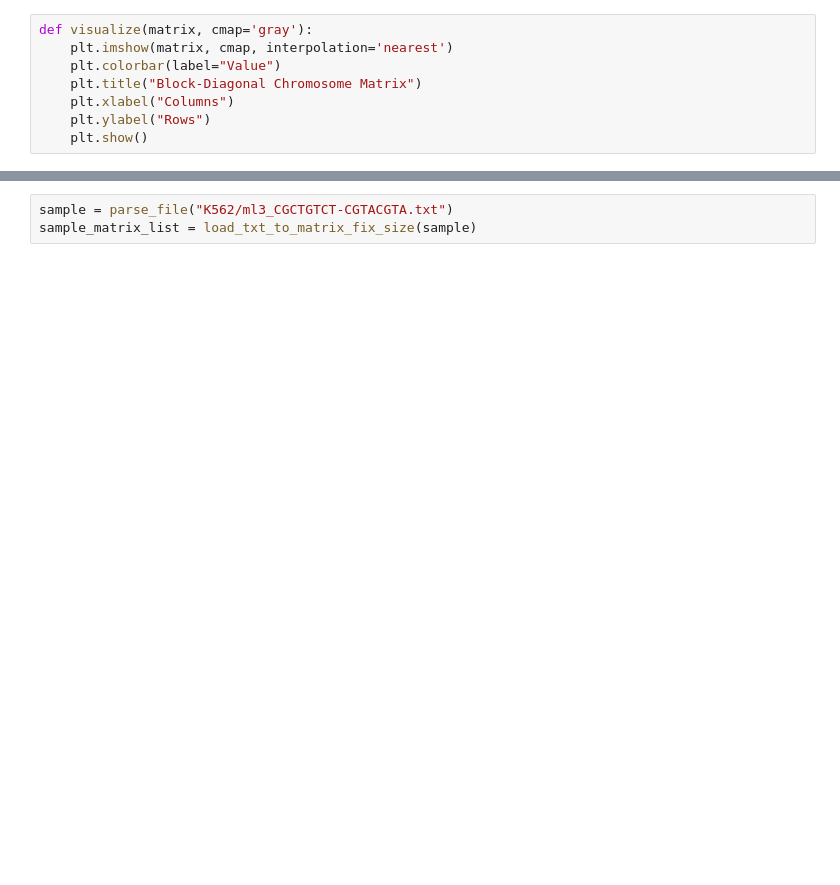
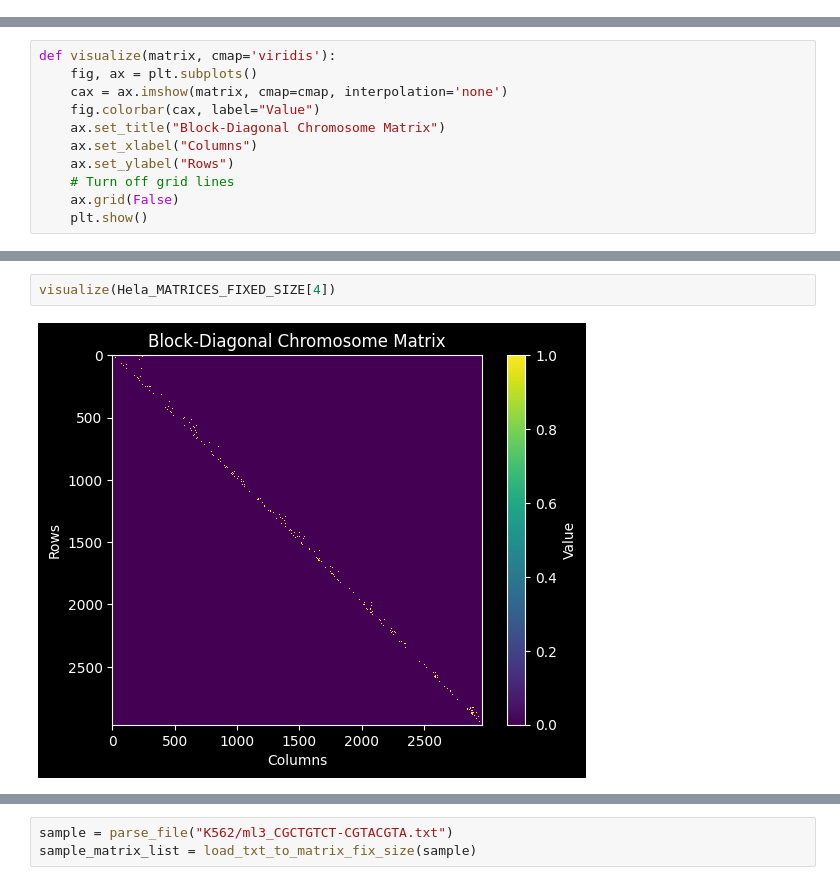
Before and after one commit to HaochongYANG/dna_heterogeneity, a Jupyter notebook: research_data.ipynb, the cells around one changed output, grey strips where cells are left out. Drawn from its saved outputs; the diff is of its cells as text; blank space fills up the shorter version.

```diff
--- a/research_data.ipynb
+++ b/research_data.ipynb
@@ -25,8 +0,0 @@ chromosomes = ['chr1', 'chr2', 'chr3', 'chr4', 'chr5', 'chr6', 'chr7', 'chr8', '
-# %%
-def visualize(matrix, cmap='gray'):
-    plt.imshow(matrix, cmap, interpolation='nearest')
-    plt.colorbar(label="Value")
-    plt.title("Block-Diagonal Chromosome Matrix")
-    plt.xlabel("Columns")
-    plt.ylabel("Rows")
-    plt.show()
@@ -365,0 +49,11 @@ def load_txt_to_matrix_fix_size(data):
+# %%
+def visualize(matrix, cmap='viridis'):
+    fig, ax = plt.subplots()
+    cax = ax.imshow(matrix, cmap=cmap, interpolation='none')
+    fig.colorbar(cax, label="Value")
+    ax.set_title("Block-Diagonal Chromosome Matrix")
+    ax.set_xlabel("Columns")
+    ax.set_ylabel("Rows")
+    # Turn off grid lines
+    ax.grid(False)
+    plt.show()
@@ -365,0 +422,4 @@ def load_txt_to_matrix_fix_size(data):
+# %%
+visualize(Hela_MATRICES_FIXED_SIZE[4])
+# %% [output]
+[figure, added]
```
Also changed, not shown: parts of 52 cells of this notebook.
